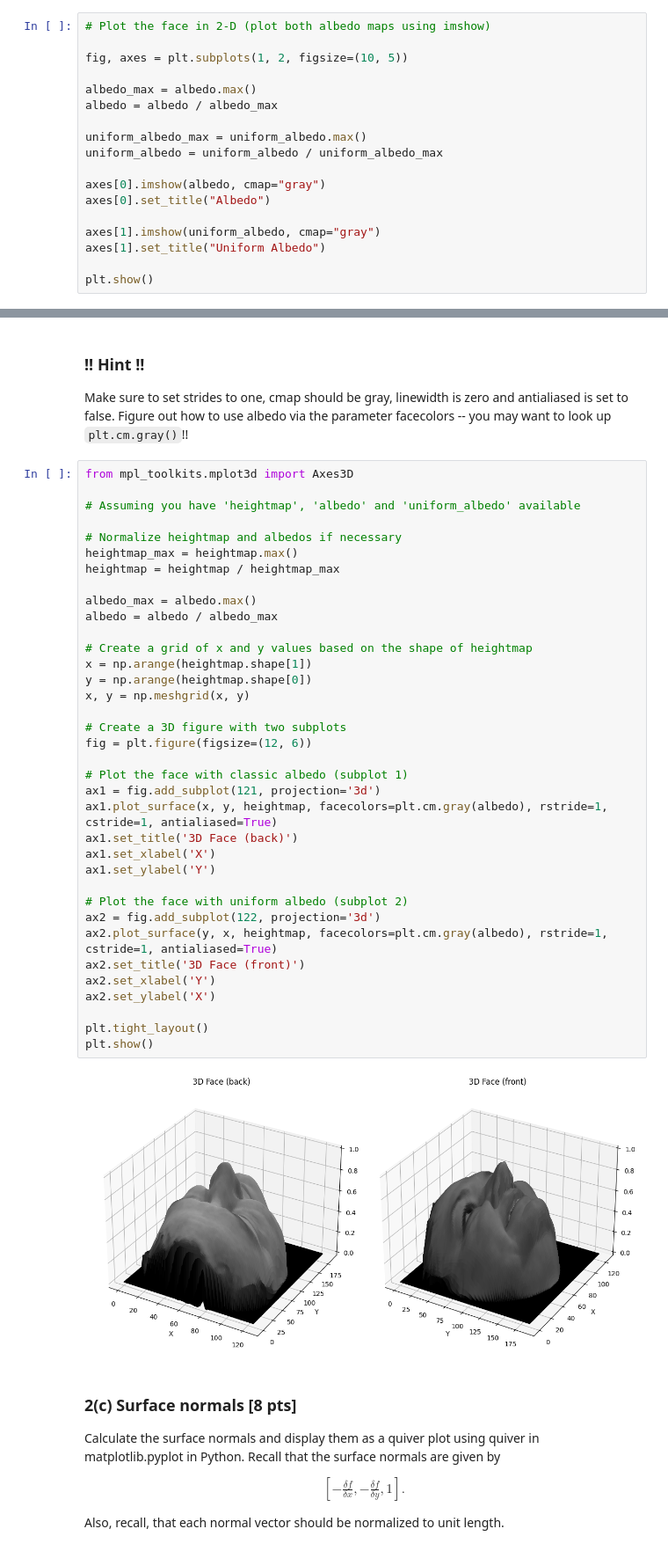
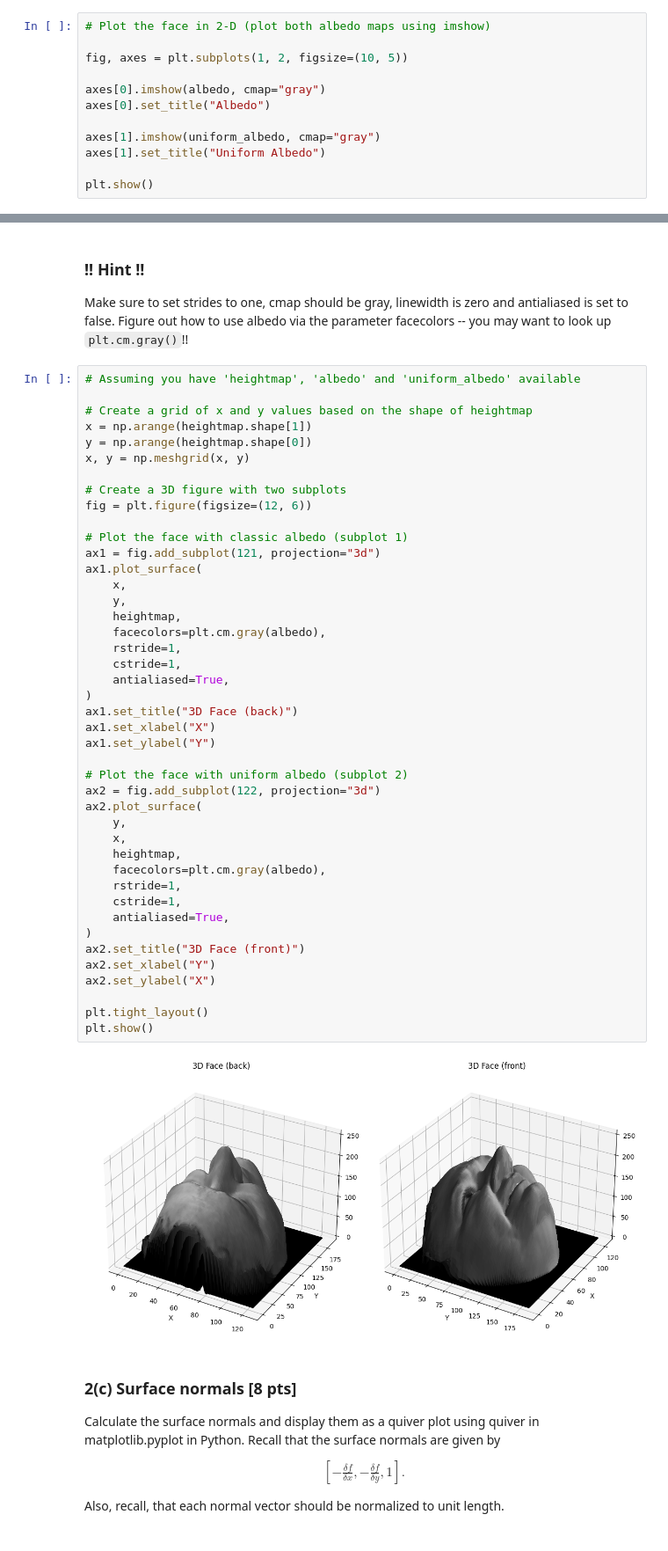
Before and after one commit to TSINET/CSE152A, a Jupyter notebook: HW1/HW1.ipynb, the cells around one changed output, grey strips where cells are left out. Shown at 88% size. Saved outputs shown, nothing was run; the diff lists cells and outputs as text.

```diff
--- a/HW1/HW1.ipynb
+++ b/HW1/HW1.ipynb
@@ -378,12 +375,6 @@ Make sure to use `cmap=gray` while showing the images in grayscale format otherw
 # Plot the face in 2-D (plot both albedo maps using imshow)
 
 fig, axes = plt.subplots(1, 2, figsize=(10, 5))
-
-albedo_max = albedo.max()
-albedo = albedo / albedo_max
-
-uniform_albedo_max = uniform_albedo.max()
-uniform_albedo = uniform_albedo / uniform_albedo_max
 
 axes[0].imshow(albedo, cmap="gray")
 axes[0].set_title("Albedo")
@@ -413,43 +405,50 @@ This example may help you to put things together: https://matplotlib.org/2.0.2/e
 
 Make sure to set strides to one, cmap should be gray, linewidth is zero and antialiased is set to false. Figure out how to use albedo via the parameter facecolors -- you may want to look up `plt.cm.gray()`!!
 # %%
-from mpl_toolkits.mplot3d import Axes3D
-
 # Assuming you have 'heightmap', 'albedo' and 'uniform_albedo' available
-
-# Normalize heightmap and albedos if necessary
-heightmap_max = heightmap.max()
-heightmap = heightmap / heightmap_max
-
-albedo_max = albedo.max()
-albedo = albedo / albedo_max
 
 # Create a grid of x and y values based on the shape of heightmap
 x = np.arange(heightmap.shape[1])
 y = np.arange(heightmap.shape[0])
 x, y = np.meshgrid(x, y)
 
 # Create a 3D figure with two subplots
 fig = plt.figure(figsize=(12, 6))
 
 # Plot the face with classic albedo (subplot 1)
-ax1 = fig.add_subplot(121, projection='3d')
-ax1.plot_surface(x, y, heightmap, facecolors=plt.cm.gray(albedo), rstride=1, cstride=1, antialiased=True)
-ax1.set_title('3D Face (back)')
-ax1.set_xlabel('X')
-ax1.set_ylabel('Y')
+ax1 = fig.add_subplot(121, projection="3d")
+ax1.plot_surface(
+    x,
+    y,
+    heightmap,
+    facecolors=plt.cm.gray(albedo),
+    rstride=1,
+    cstride=1,
+    antialiased=True,
+)
+ax1.set_title("3D Face (back)")
+ax1.set_xlabel("X")
+ax1.set_ylabel("Y")
 
 # Plot the face with uniform albedo (subplot 2)
-ax2 = fig.add_subplot(122, projection='3d')
-ax2.plot_surface(y, x, heightmap, facecolors=plt.cm.gray(albedo), rstride=1, cstride=1, antialiased=True)
-ax2.set_title('3D Face (front)')
-ax2.set_xlabel('Y')
-ax2.set_ylabel('X')
+ax2 = fig.add_subplot(122, projection="3d")
+ax2.plot_surface(
+    y,
+    x,
+    heightmap,
+    facecolors=plt.cm.gray(albedo),
+    rstride=1,
+    cstride=1,
+    antialiased=True,
+)
+ax2.set_title("3D Face (front)")
+ax2.set_xlabel("Y")
+ax2.set_ylabel("X")
 
 plt.tight_layout()
 plt.show()
 # %% [output]
-[figure, old version]
+[figure, new version]
 # %% [markdown]
 ### 2(c) Surface normals [8 pts]
 
```
Also changed, not shown: parts of 8 cells of this notebook.
